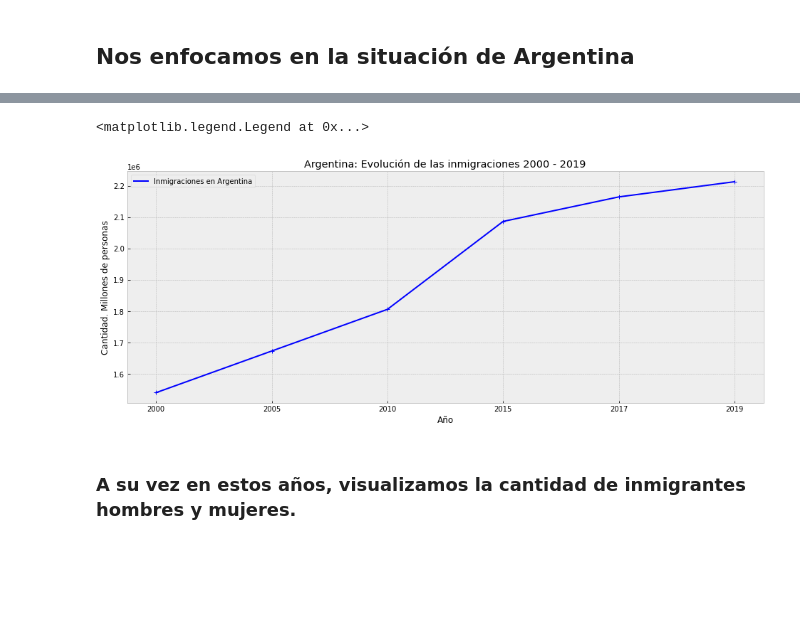
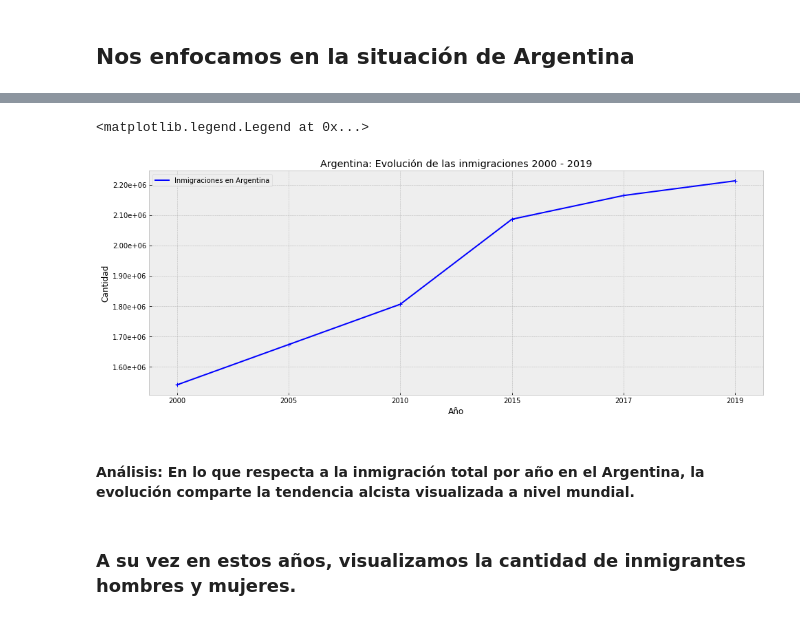
Before and after one commit to ispc-programador2022/TSSSM5, a Jupyter notebook: Scraping/Informe.ipynb, the cells around one changed output, grey strips where cells are left out. Saved outputs shown, nothing was run; the diff lists cells and outputs as text; code cells hidden in the pictures; blank space fills up the shorter version.

Commit message:
se incorporan los análisis en todos los gráficos

```diff
--- a/Scraping/Informe.ipynb
+++ b/Scraping/Informe.ipynb
@@ -228,5 +249,6 @@ plt.show()
 ## Nos enfocamos en la situación de **Argentina**
 # %%
 arg_inmig = df_complete[df_complete['Países'] == 'Argentina']
+arg_inmig = arg_inmig.drop(['Unnamed: 0'], axis=1)
 arg_inmig.head(6)
 # %% [output]
@@ -240,14 +262,17 @@ arg_inmig.head(6)
 # %%
 fig, ax = plt.subplots(figsize=(16,6))
 ax.plot(arg_inmig["Year"], arg_inmig["Inmigrantes_total"], 'b',  label='Inmigraciones en Argentina')
 ax.plot(arg_inmig["Year"], arg_inmig["Inmigrantes_total"],  'b+')
+ax.yaxis.set_major_formatter(mtick.FormatStrFormatter('%.2e'))
 ax.set_xlabel('Año')
-ax.set_ylabel('Cantidad. Millones de personas')
+ax.set_ylabel('Cantidad')
 ax.set_title('Argentina: Evolución de las inmigraciones 2000 - 2019')
 ax.legend()
 # %% [output]
 <matplotlib.legend.Legend at 0x...>
-[figure, old version]
+[figure, new version]
+# %% [markdown]
+#### **Análisis**: En lo que respecta a la inmigración total por año en el Argentina, la evolución comparte la tendencia alcista visualizada a nivel mundial.
 # %% [markdown]
 ### A su vez en estos años, visualizamos la cantidad de inmigrantes hombres y mujeres.
 # %%
```
Also changed, not shown: parts of 11 cells of this notebook.
